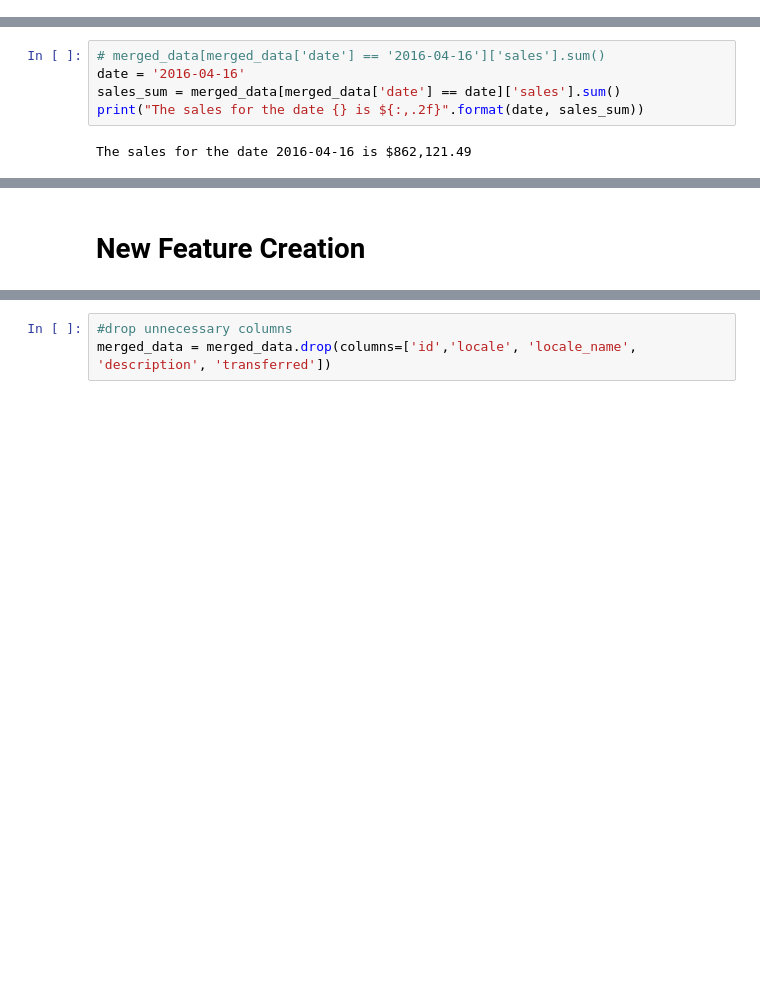
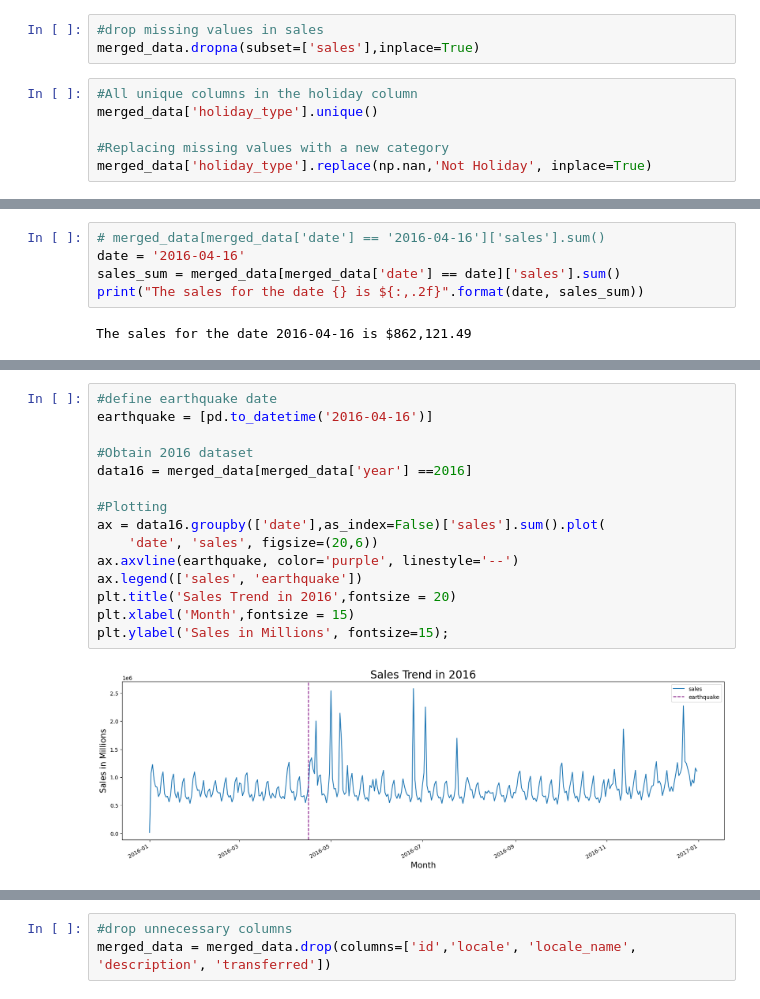
Before and after one commit to DeeeTeeee/Store-Sales-Time-Series-Forecasting, a Jupyter notebook: Store_Sales_Time_Series_Forecasting.ipynb, the cells around one changed output, grey strips where cells are left out. Drawn from its saved outputs; the diff is of its cells as text; blank space fills up the shorter version.

```diff
--- a/Store_Sales_Time_Series_Forecasting.ipynb
+++ b/Store_Sales_Time_Series_Forecasting.ipynb
@@ -280,0 +308,9 @@ merged_data.describe().T
+# %%
+#drop missing values in sales
+merged_data.dropna(subset=['sales'],inplace=True)
+# %%
+#All unique columns in the holiday column
+merged_data['holiday_type'].unique()
+
+#Replacing missing values with a new category
+merged_data['holiday_type'].replace(np.nan,'Not Holiday', inplace=True)
@@ -558,2 +448,17 @@ merged_data.sample(2)
-# %% [markdown]
-# New Feature Creation
+# %%
+#define earthquake date
+earthquake = [pd.to_datetime('2016-04-16')]
+
+#Obtain 2016 dataset
+data16 = merged_data[merged_data['year'] ==2016]
+
+#Plotting
+ax = data16.groupby(['date'],as_index=False)['sales'].sum().plot(
+    'date', 'sales', figsize=(20,6))
+ax.axvline(earthquake, color='purple', linestyle='--')
+ax.legend(['sales', 'earthquake'])
+plt.title('Sales Trend in 2016',fontsize = 20)
+plt.xlabel('Month',fontsize = 15)
+plt.ylabel('Sales in Millions', fontsize=15);
+# %% [output]
+[figure, added]
```
Also changed, not shown: parts of 145 cells of this notebook.
